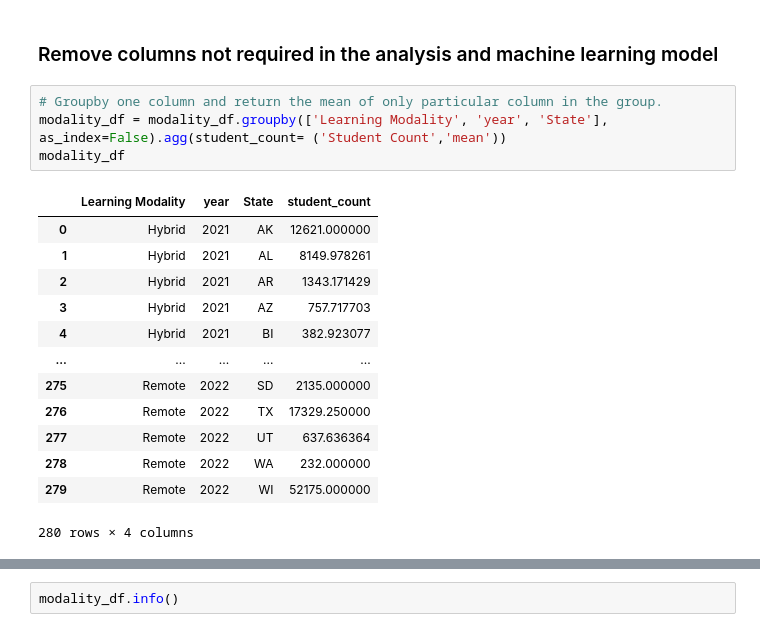
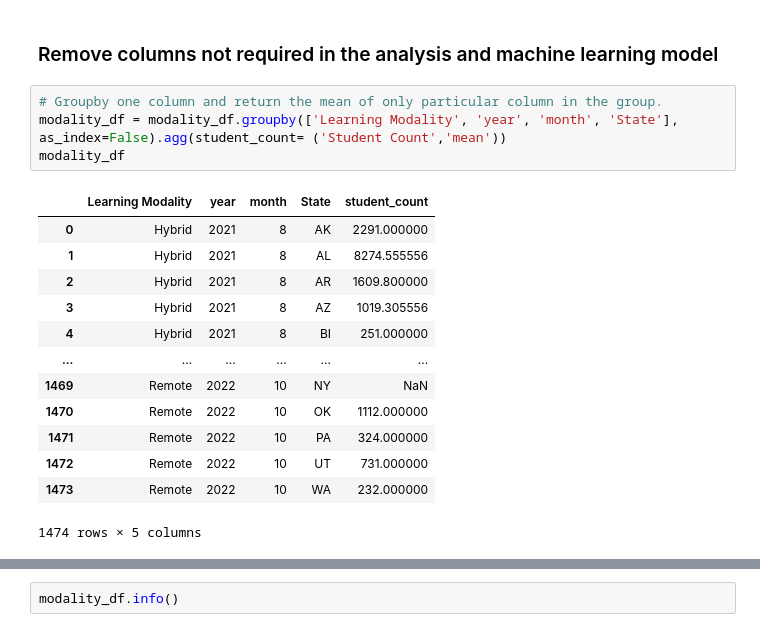
Before and after one commit to uzmabb182/Data602_Assignments, a Jupyter notebook: Final_Project_Data_602/data_602_final_project.ipynb, the cells around one changed output, grey strips where cells are left out. Saved outputs shown, nothing was run; the diff lists cells and outputs as text.

```diff
--- a/Final_Project_Data_602/data_602_final_project.ipynb
+++ b/Final_Project_Data_602/data_602_final_project.ipynb
@@ -268,19 +250,19 @@ modality_df
 ### Remove columns not required in the analysis and machine learning model
 # %%
 # Groupby one column and return the mean of only particular column in the group.
-modality_df = modality_df.groupby(['Learning Modality', 'year', 'State'], as_index=False).agg(student_count= ('Student Count','mean'))
+modality_df = modality_df.groupby(['Learning Modality', 'year', 'month', 'State'], as_index=False).agg(student_count= ('Student Count','mean'))
 modality_df
 # %% [output]
-|  | Learning Modality | year | State | student_count |
-| 0 | Hybrid | 2021 | AK | 12621.000000 |
-| 1 | Hybrid | 2021 | AL | 8149.978261 |
-| 2 | Hybrid | 2021 | AR | 1343.171429 |
-| 3 | Hybrid | 2021 | AZ | 757.717703 |
-| 4 | Hybrid | 2021 | BI | 382.923077 |
-| ... | ... | ... | ... | ... |
-| 275 | Remote | 2022 | SD | 2135.000000 |
-| 276 | Remote | 2022 | TX | 17329.250000 |
-| 277 | Remote | 2022 | UT | 637.636364 |
-| 278 | Remote | 2022 | WA | 232.000000 |
-| 279 | Remote | 2022 | WI | 52175.000000 |
+|  | Learning Modality | year | month | State | student_count |
+| 0 | Hybrid | 2021 | 8 | AK | 2291.000000 |
+| 1 | Hybrid | 2021 | 8 | AL | 8274.555556 |
+| 2 | Hybrid | 2021 | 8 | AR | 1609.800000 |
+| 3 | Hybrid | 2021 | 8 | AZ | 1019.305556 |
+| 4 | Hybrid | 2021 | 8 | BI | 251.000000 |
+| ... | ... | ... | ... | ... | ... |
+| 1469 | Remote | 2022 | 10 | NY | NaN |
+| 1470 | Remote | 2022 | 10 | OK | 1112.000000 |
+| 1471 | Remote | 2022 | 10 | PA | 324.000000 |
+| 1472 | Remote | 2022 | 10 | UT | 731.000000 |
+| 1473 | Remote | 2022 | 10 | WA | 232.000000 |
-280 rows × 4 columns
+1474 rows × 5 columns
```
Also changed, not shown: parts of 14 cells of this notebook, 3 other files.
